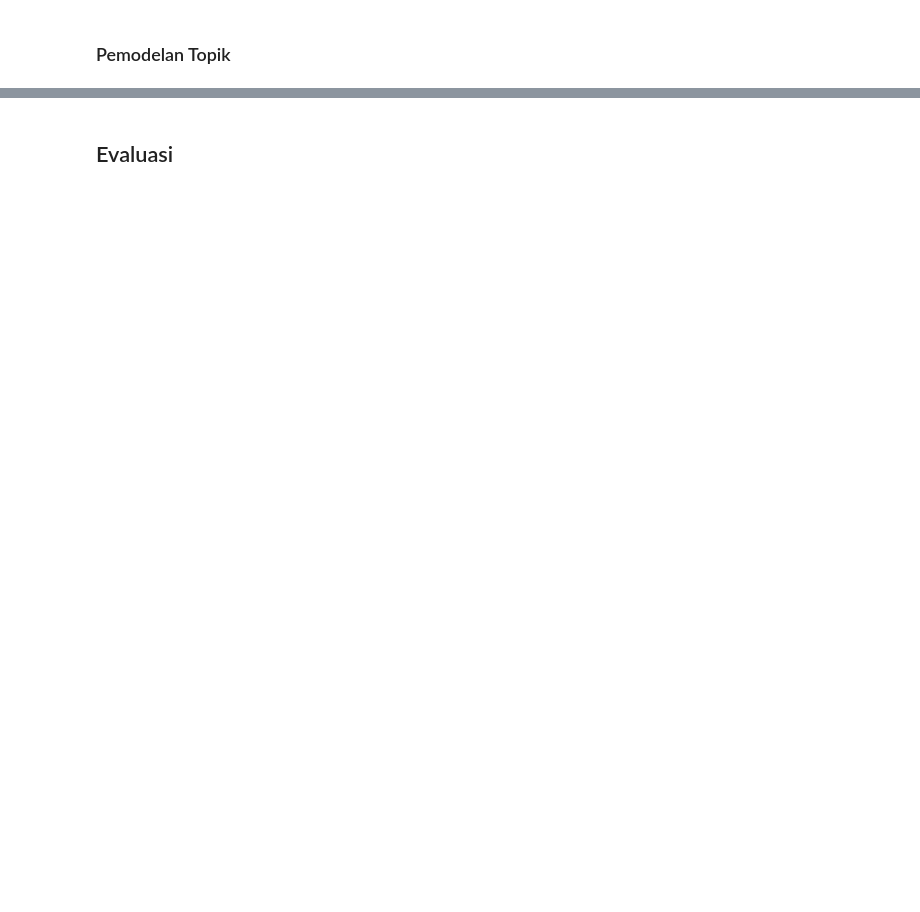
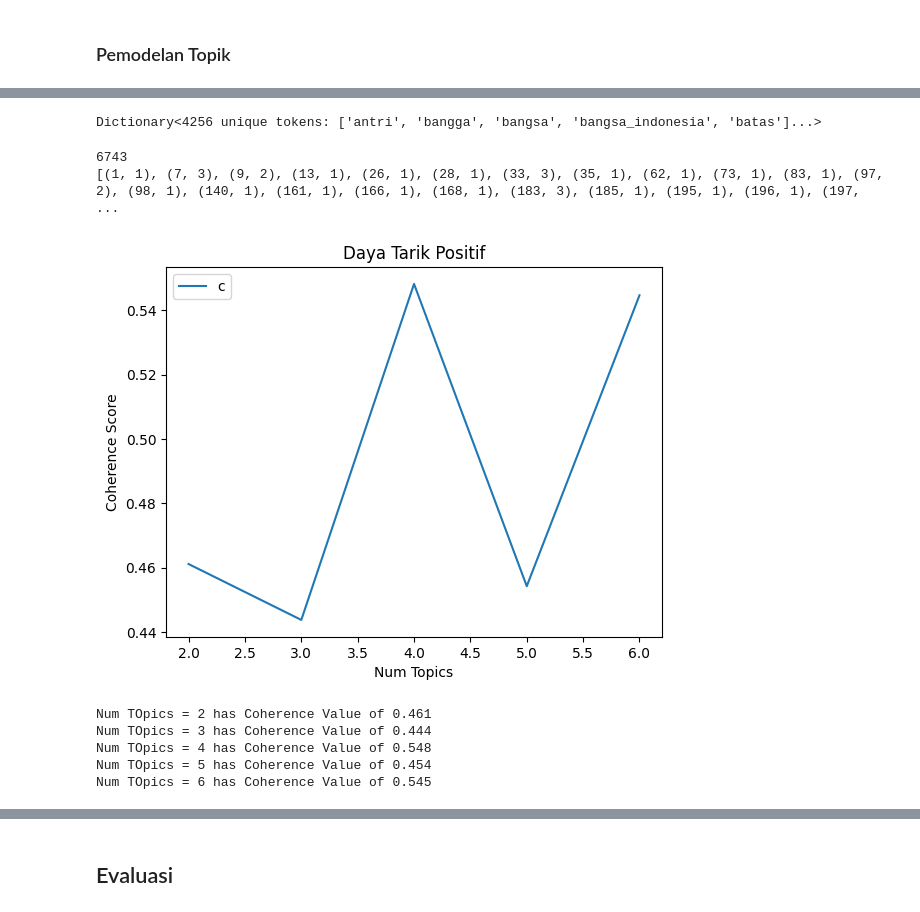
Before and after one commit to muftialroaz/sa-TripAdvisor, a Jupyter notebook: borobudur.ipynb, the cells around one changed output, grey strips where cells are left out. Cells and saved outputs as stored; diff of their text form; code cells hidden in the pictures; blank space fills up the shorter version.

Commit message:
refactor: complete absa and topic modeling

```diff
--- a/borobudur.ipynb
+++ b/borobudur.ipynb
@@ -271,2 +271,5 @@ weighted avg       0.71      0.76      0.70       521
 # %% [markdown]
 ### Pemodelan Topik
+# %%
+token_teks = [i.split() for i in teks]
+print(token_teks)
@@ -272,0 +312,63 @@ weighted avg       0.71      0.76      0.70       521
+# %%
+from gensim import corpora, models
+term_dictionary = corpora.Dictionary(token_teks)
+term_dictionary.filter_extremes(no_below=5, no_above=0.2)
+print(term_dictionary)
+# %% [output]
+Dictionary<4256 unique tokens: ['antri', 'bangga', 'bangsa', 'bangsa_indonesia', 'batas']...>
+# %%
+# build corpus
+# Converting List of documents (corpus) into Document Term matrix using dictionary prepared avobe.
+doc_term_matrix = [term_dictionary.doc2bow(doc) for doc in token_teks]
+# The function doc2bow convert document (a list of words) into the bag-of-words format
+print(len(doc_term_matrix))
+print(doc_term_matrix[10])
+
+tfidf = models.TfidfModel(doc_term_matrix)
+corpus_tfidf = tfidf[doc_term_matrix]
+# %% [output]
+6743
+[(1, 1), (7, 3), (9, 2), (13, 1), (26, 1), (28, 1), (33, 3), (35, 1), (62, 1), (73, 1), (83, 1), (97, 2), (98, 1), (140, 1), (161, 1), (166, 1), (168, 1), (183, 3), (185, 1), (195, 1), (196, 1), (197, ...
+# %%
+from gensim.models.coherencemodel import CoherenceModel
+from gensim.models.ldamodel import LdaModel
+from gensim.corpora.dictionary import Dictionary
+from numpy import array
+# function to compute coherence values
+def compute_coherence_values(dictionary, corpus, texts, limit, start, step):
+    coherence_values = []
+    model_list = []
+    for num_topics in range(start, limit, step):
+        model = LdaModel(corpus=corpus, id2word=dictionary, num_topics=num_topics, iterations=100)
+        model_list.append(model)
+        coherencemodel = CoherenceModel(model=model, texts=texts, dictionary=dictionary, coherence='c_v')
+        coherence_values.append(coherencemodel.get_coherence())
+    return model_list, coherence_values
+# %%
+start = 2
+limit = 7
+step = 1
+
+model_list, coherence_values = compute_coherence_values(term_dictionary, corpus=corpus_tfidf, texts=token_teks, start=start, limit=limit, step=step)
+# %%
+# show graps
+import matplotlib.pyplot as plt
+x = range(start, limit, step)
+plt.plot(x, coherence_values)
+plt.title("Daya Tarik Positif")
+plt.xlabel("Num Topics")
+plt.ylabel('Coherence Score')
+plt.legend(('coherence_values'), loc='best')
+plt.show()
+# %% [output]
+[figure, added]
+# %%
+# print the coherence score
+for m, cv, in zip(x, coherence_values):
+    print('Num TOpics =', m, 'has Coherence Value of', round(cv, 3))
+# %% [output]
+Num TOpics = 2 has Coherence Value of 0.461
+Num TOpics = 3 has Coherence Value of 0.444
+Num TOpics = 4 has Coherence Value of 0.548
+Num TOpics = 5 has Coherence Value of 0.454
+Num TOpics = 6 has Coherence Value of 0.545
```
Also changed, not shown: parts of 10 cells of this notebook.
